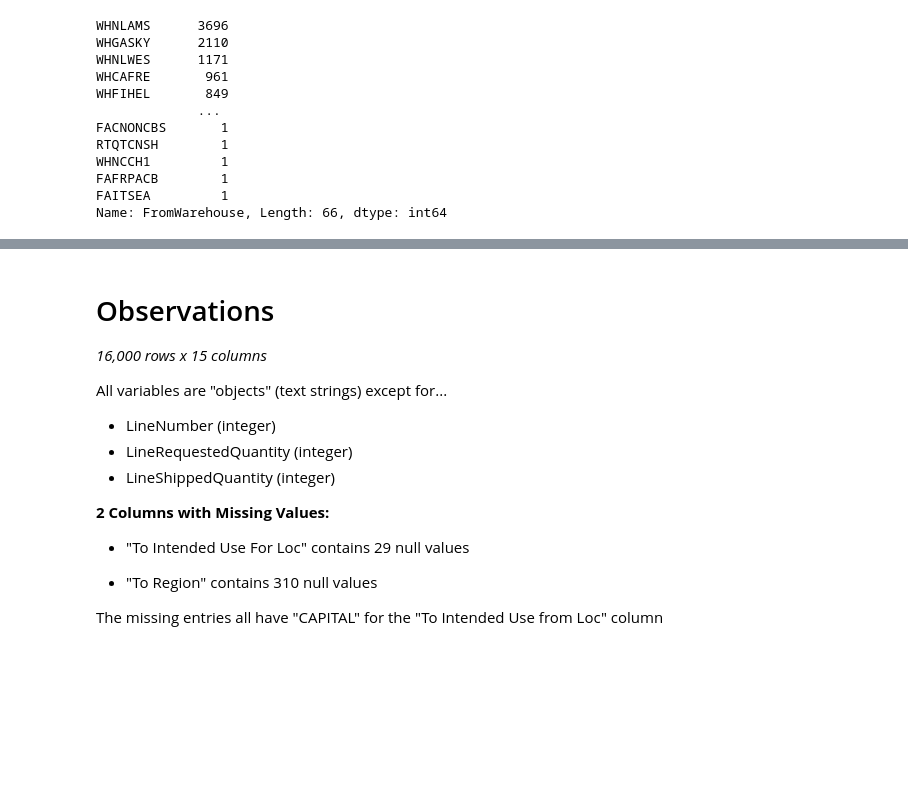
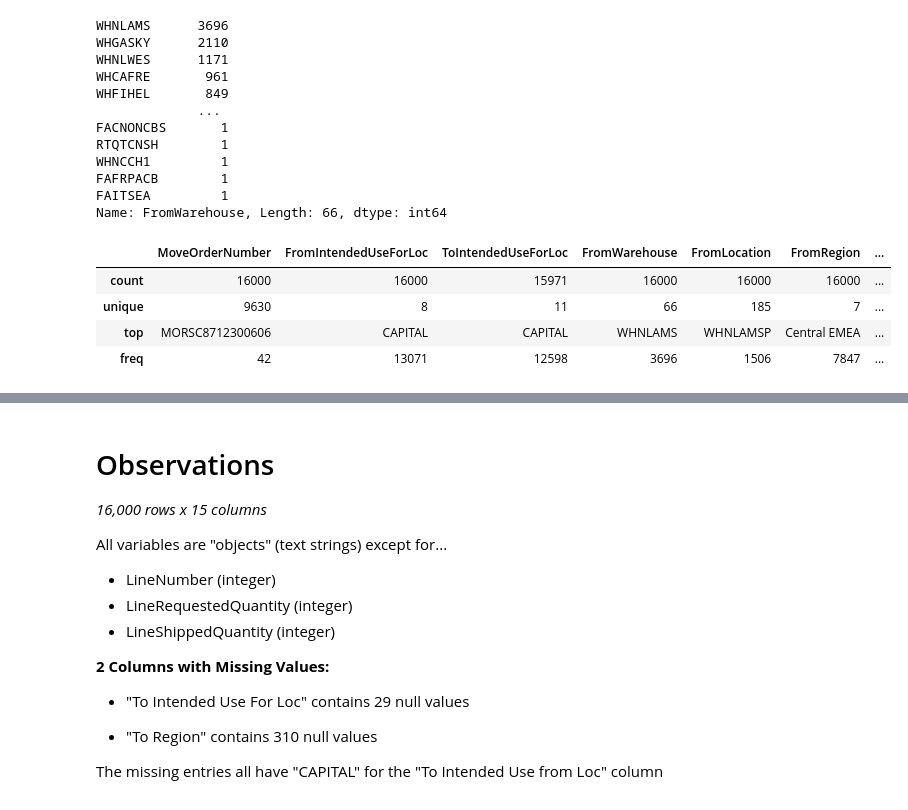
Before and after one commit to angelmarievo/mysterydata, a Jupyter notebook: Angel_Vo_Analytics_Manager_Code.ipynb, the cells around one changed output, grey strips where cells are left out. Cells and saved outputs as stored; diff of their text form; code cells hidden in the pictures; blank space fills up the shorter version.

```diff
--- a/Angel_Vo_Analytics_Manager_Code.ipynb
+++ b/Angel_Vo_Analytics_Manager_Code.ipynb
@@ -266,3 +266,12 @@ WHNCCH1         1
 FAFRPACB        1
 FAITSEA         1
 Name: FromWarehouse, Length: 66, dtype: int64
+# %%
+# Return a descriptive summary about the dataframe (frequency of top variables*)
+dataframe.describe(include = object)
+# %% [output]
+|  | MoveOrderNumber | FromIntendedUseForLoc | ToIntendedUseForLoc | FromWarehouse | FromLocation | FromRegion | ... |
+| count | 16000 | 16000 | 15971 | 16000 | 16000 | 16000 | ... |
+| unique | 9630 | 8 | 11 | 66 | 185 | 7 | ... |
+| top | MORSC8712300606 | CAPITAL | CAPITAL | WHNLAMS | WHNLAMSP | Central EMEA | ... |
+| freq | 42 | 13071 | 12598 | 3696 | 1506 | 7847 | ... |
```
Also changed, not shown: parts of 6 cells of this notebook.
